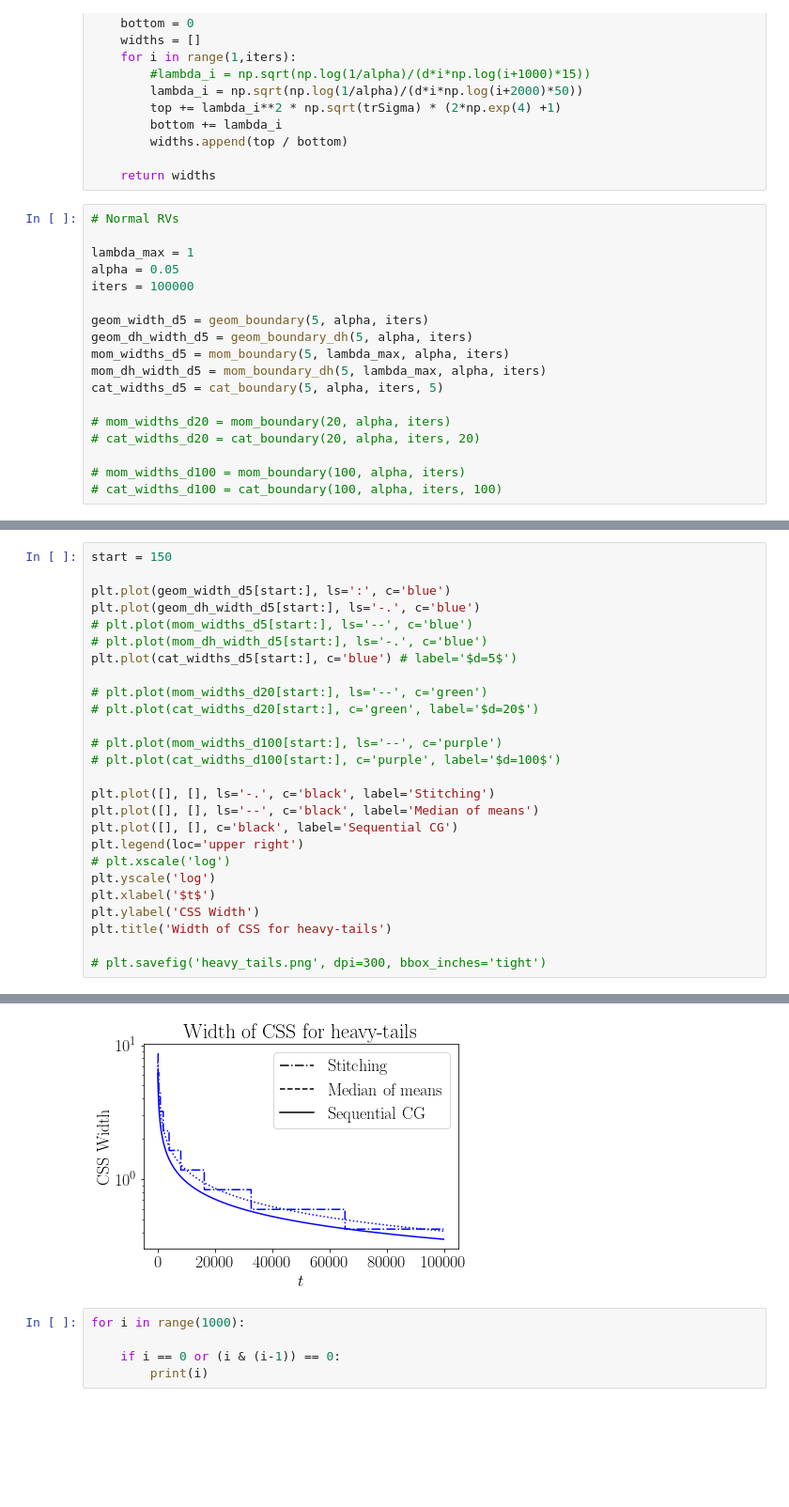
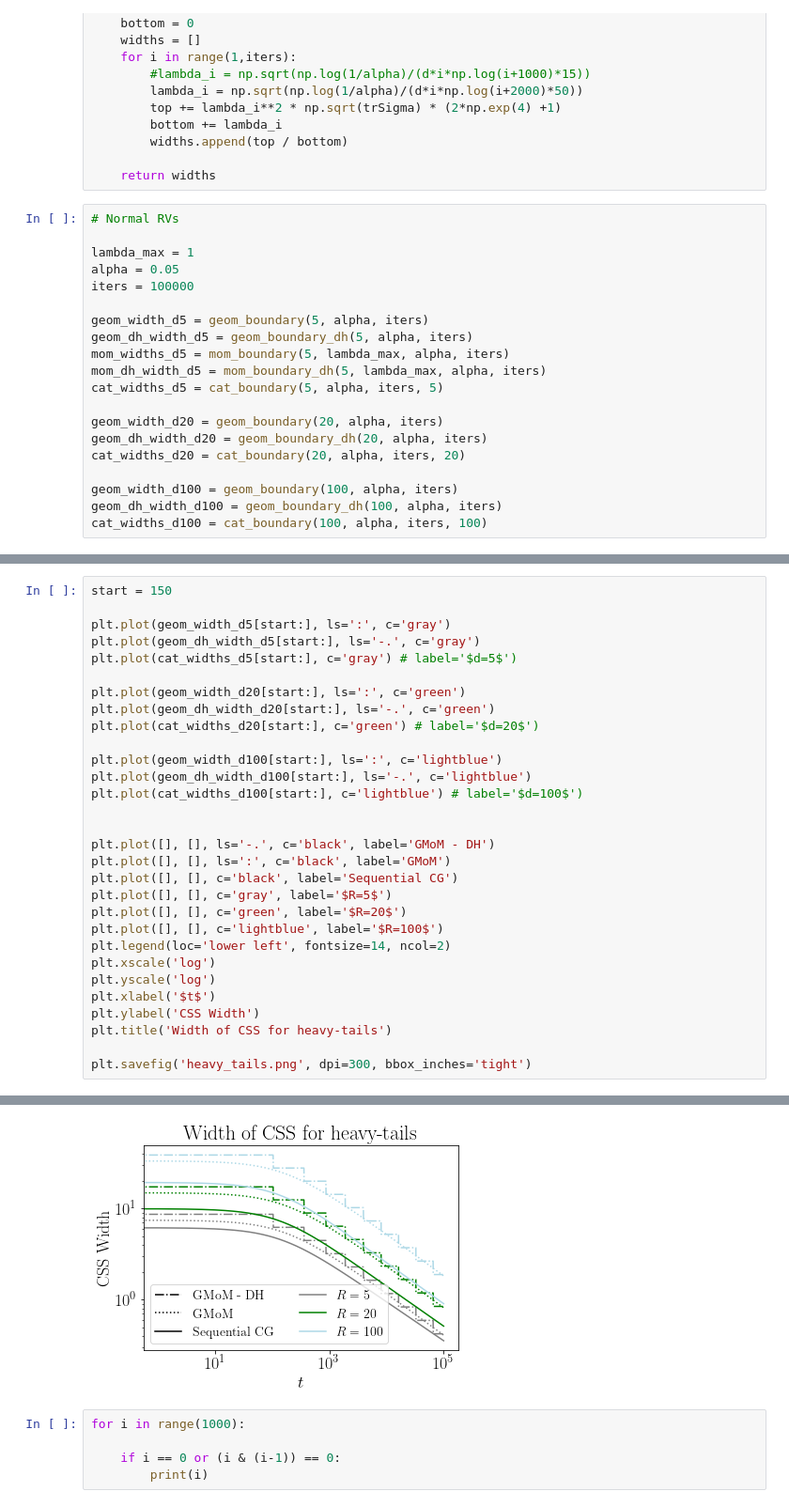
Before and after one commit to bchugg/confidence-spheres, a Jupyter notebook: heavy_tails.ipynb, the cells around one changed output, grey strips where cells are left out. Shown: that part at 94% size. Saved outputs shown, nothing was run; the diff lists cells and outputs as text; blank space fills up the shorter version.

```diff
--- a/heavy_tails.ipynb
+++ b/heavy_tails.ipynb
@@ -78,8 +86,10 @@ mom_widths_d5 = mom_boundary(5, lambda_max, alpha, iters)
 mom_dh_width_d5 = mom_boundary_dh(5, lambda_max, alpha, iters)
 cat_widths_d5 = cat_boundary(5, alpha, iters, 5)
 
-# mom_widths_d20 = mom_boundary(20, alpha, iters)
-# cat_widths_d20 = cat_boundary(20, alpha, iters, 20)
+geom_width_d20 = geom_boundary(20, alpha, iters)
+geom_dh_width_d20 = geom_boundary_dh(20, alpha, iters)
+cat_widths_d20 = cat_boundary(20, alpha, iters, 20)
 
-# mom_widths_d100 = mom_boundary(100, alpha, iters)
-# cat_widths_d100 = cat_boundary(100, alpha, iters, 100)
+geom_width_d100 = geom_boundary(100, alpha, iters)
+geom_dh_width_d100 = geom_boundary_dh(100, alpha, iters)
+cat_widths_d100 = cat_boundary(100, alpha, iters, 100)
@@ -94,27 +121,31 @@ plt.rcParams.update({'font.size': 18})
 # %%
 start = 150
 
-plt.plot(geom_width_d5[start:], ls=':', c='blue')
-plt.plot(geom_dh_width_d5[start:], ls='-.', c='blue')
-# plt.plot(mom_widths_d5[start:], ls='--', c='blue')
-# plt.plot(mom_dh_width_d5[start:], ls='-.', c='blue')
-plt.plot(cat_widths_d5[start:], c='blue') # label='$d=5$')
+plt.plot(geom_width_d5[start:], ls=':', c='gray')
+plt.plot(geom_dh_width_d5[start:], ls='-.', c='gray')
+plt.plot(cat_widths_d5[start:], c='gray') # label='$d=5$')
 
-# plt.plot(mom_widths_d20[start:], ls='--', c='green')
-# plt.plot(cat_widths_d20[start:], c='green', label='$d=20$')
+plt.plot(geom_width_d20[start:], ls=':', c='green')
+plt.plot(geom_dh_width_d20[start:], ls='-.', c='green')
+plt.plot(cat_widths_d20[start:], c='green') # label='$d=20$')
 
-# plt.plot(mom_widths_d100[start:], ls='--', c='purple')
-# plt.plot(cat_widths_d100[start:], c='purple', label='$d=100$')
+plt.plot(geom_width_d100[start:], ls=':', c='lightblue')
+plt.plot(geom_dh_width_d100[start:], ls='-.', c='lightblue')
+plt.plot(cat_widths_d100[start:], c='lightblue') # label='$d=100$')
 
-plt.plot([], [], ls='-.', c='black', label='Stitching')
-plt.plot([], [], ls='--', c='black', label='Median of means')
+
+plt.plot([], [], ls='-.', c='black', label='GMoM - DH')
+plt.plot([], [], ls=':', c='black', label='GMoM')
 plt.plot([], [], c='black', label='Sequential CG')
-plt.legend(loc='upper right')
-# plt.xscale('log')
+plt.plot([], [], c='gray', label='$R=5$')
+plt.plot([], [], c='green', label='$R=20$')
+plt.plot([], [], c='lightblue', label='$R=100$')
+plt.legend(loc='lower left', fontsize=14, ncol=2)
+plt.xscale('log')
 plt.yscale('log')
 plt.xlabel('$t$')
 plt.ylabel('CSS Width')
 plt.title('Width of CSS for heavy-tails')
 
-# plt.savefig('heavy_tails.png', dpi=300, bbox_inches='tight')
+plt.savefig('heavy_tails.png', dpi=300, bbox_inches='tight')
 # %% [output]
@@ -122,4 +159,4 @@ Text(0.5, 1.0, 'Width of CSS for heavy-tails')
-[figure, old version]
+[figure, new version]
 # %%
 for i in range(1000):
 
```
Also changed, not shown: parts of 4 cells of this notebook, 3 other files.
